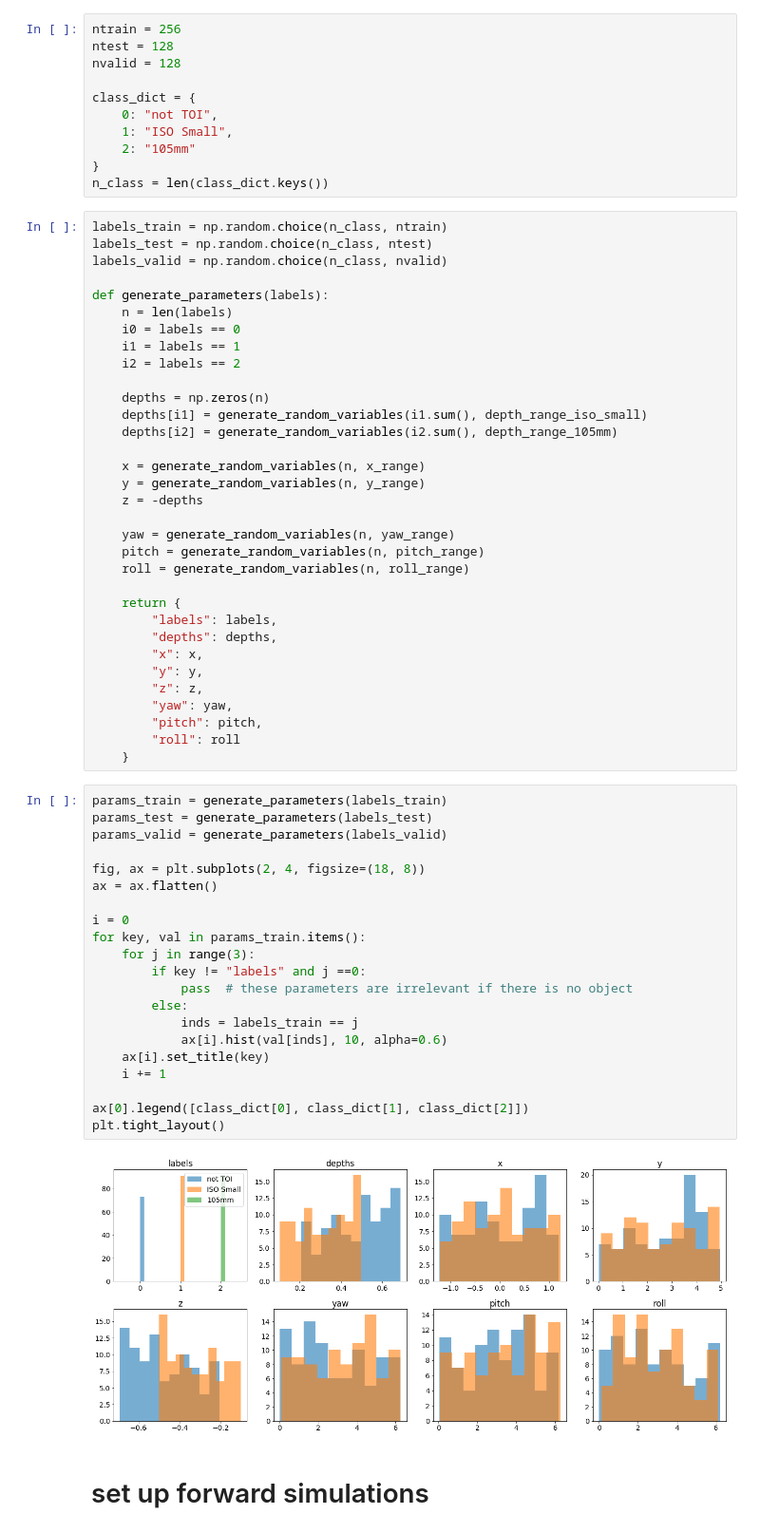
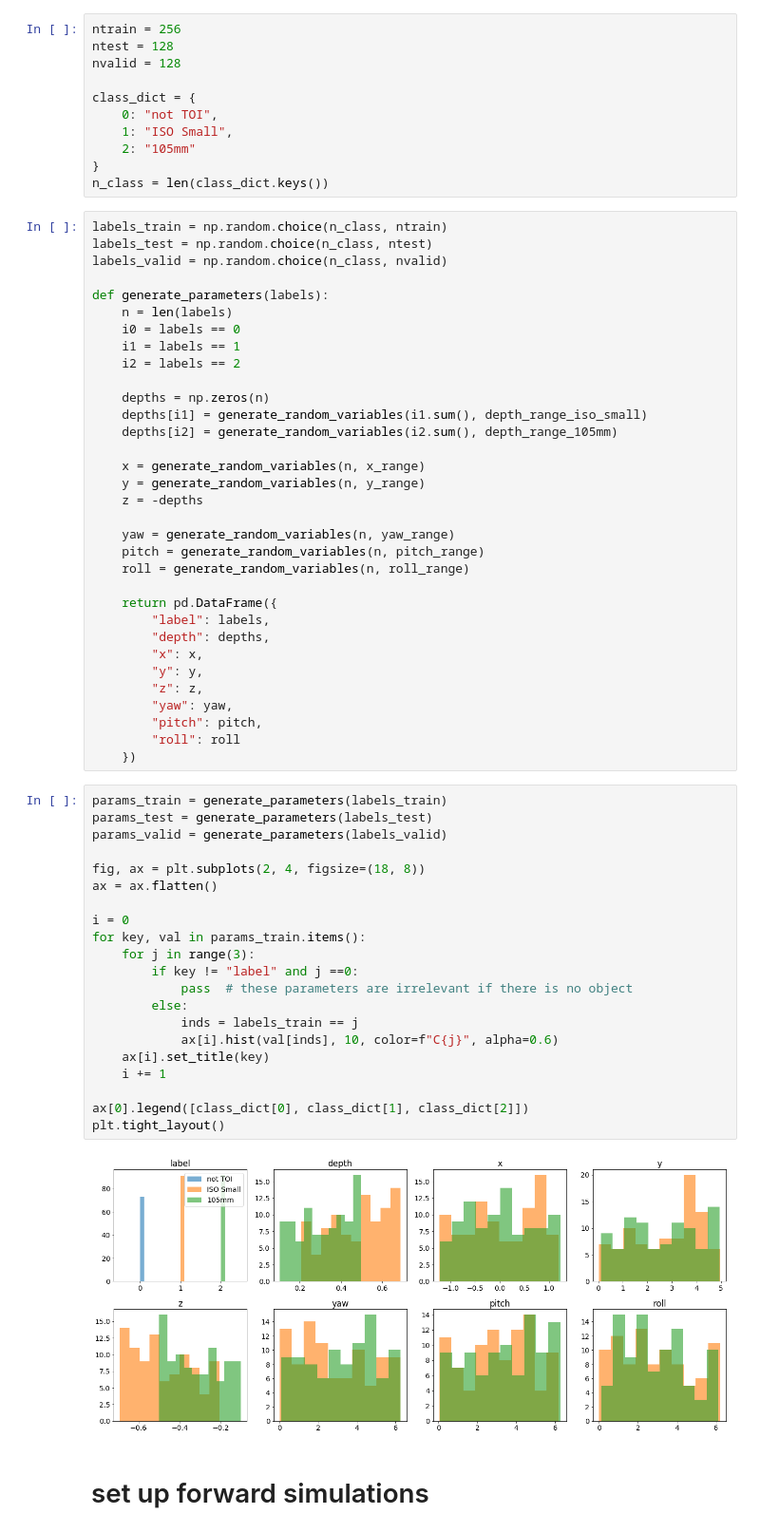
Before and after one commit to lheagy/uxo-notebooks, a Jupyter notebook: generate-synthetic-data.ipynb, the cells around one changed output. Shown at 95% size. Drawn from its saved outputs; the diff is of its cells as text.

Commit message:
add example showing data plots

```diff
--- a/generate-synthetic-data.ipynb
+++ b/generate-synthetic-data.ipynb
@@ -159,39 +162,39 @@ def generate_parameters(labels):
     pitch = generate_random_variables(n, pitch_range)
     roll = generate_random_variables(n, roll_range)
 
-    return {
-        "labels": labels,
-        "depths": depths,
+    return pd.DataFrame({
+        "label": labels,
+        "depth": depths,
         "x": x,
         "y": y,
         "z": z,
         "yaw": yaw,
         "pitch": pitch,
         "roll": roll
-    }
+    })
 # %%
 params_train = generate_parameters(labels_train)
 params_test = generate_parameters(labels_test)
 params_valid = generate_parameters(labels_valid)
 
 fig, ax = plt.subplots(2, 4, figsize=(18, 8))
 ax = ax.flatten()
 
 i = 0
 for key, val in params_train.items():
     for j in range(3):
-        if key != "labels" and j ==0:
+        if key != "label" and j ==0:
             pass  # these parameters are irrelevant if there is no object
         else:
             inds = labels_train == j
-            ax[i].hist(val[inds], 10, alpha=0.6)
+            ax[i].hist(val[inds], 10, color=f"C{j}", alpha=0.6)
     ax[i].set_title(key)
     i += 1
 
 ax[0].legend([class_dict[0], class_dict[1], class_dict[2]])
 plt.tight_layout()
 # %% [output]
-[figure, old version]
+[figure, new version]
 # %% [markdown]
 # set up forward simulations
 # %%
```
Also changed, not shown: parts of 11 cells of this notebook.
